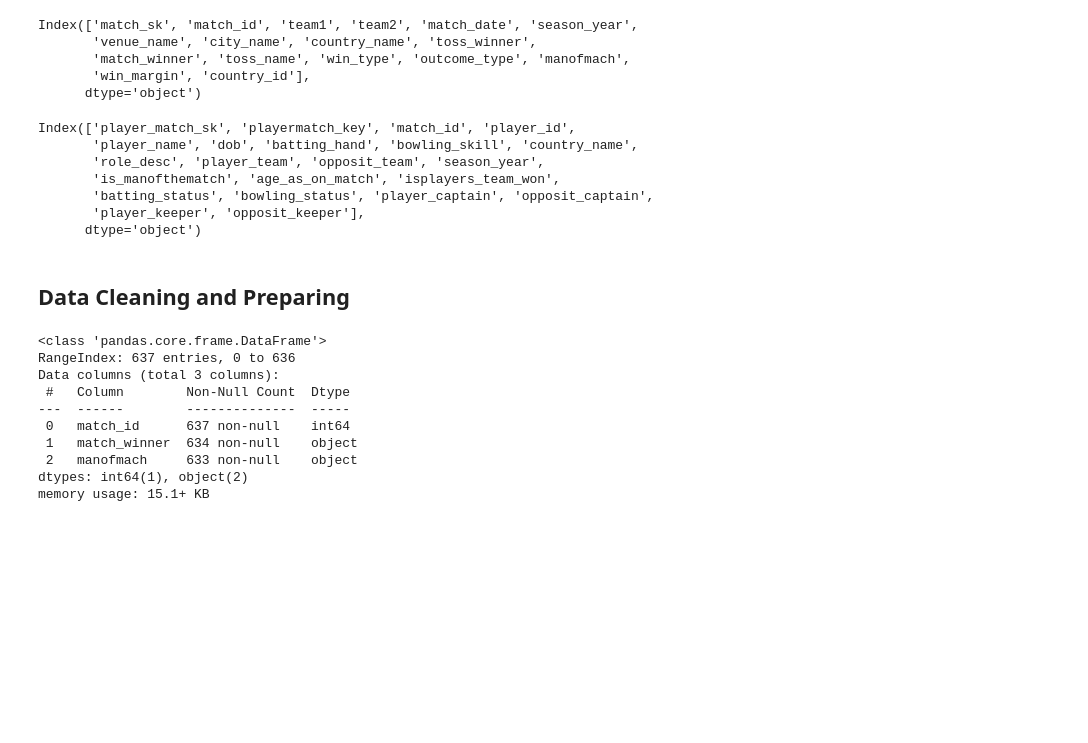
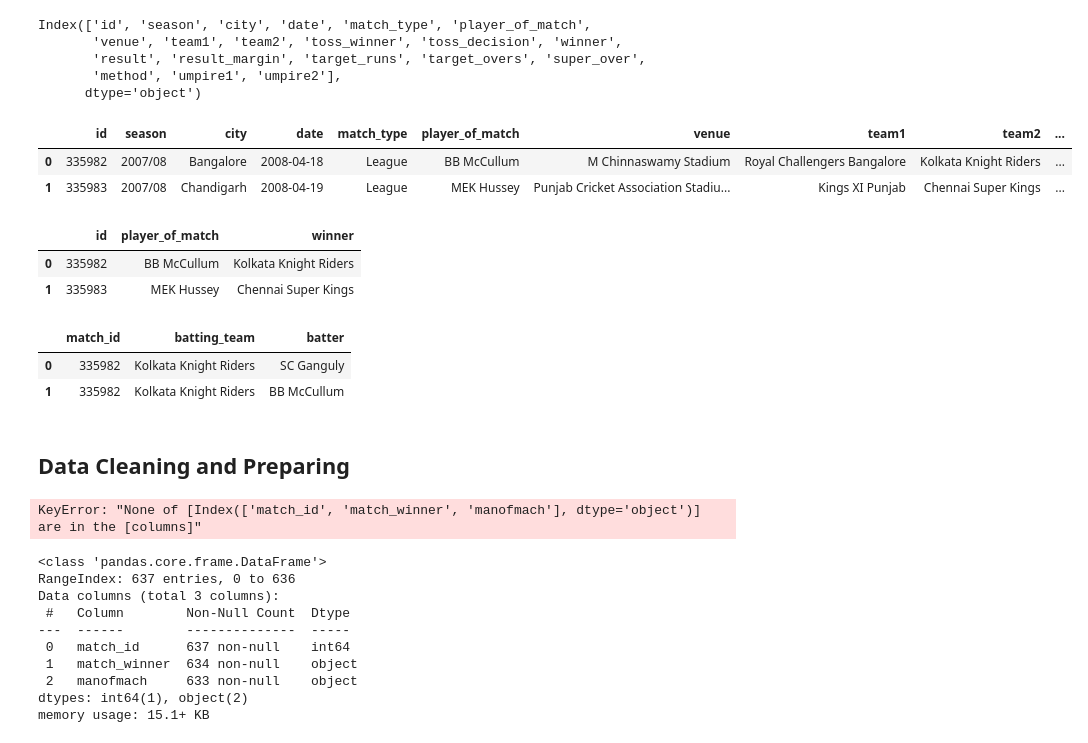
Before and after one commit to AkshyaKC/Hypothesis-Testing, a Jupyter notebook: notebook/notebook.ipynb, the cells around one changed output. Cells and saved outputs as stored; diff of their text form; code cells hidden in the pictures; blank space fills up the shorter version.

Commit message:
dataset updated

```diff
--- a/notebook/notebook.ipynb
+++ b/notebook/notebook.ipynb
@@ -2,23 +2,19 @@
 import pandas as pd
 from scipy.stats import chi2_contingency
 # %%
-match=pd.read_csv('../datasets/match.csv')
-player=pd.read_csv('../datasets/player_match.csv')
+match=pd.read_csv('../datasets/matches.csv')
+deliveries=pd.read_csv('../datasets/deliveries.csv')
 # %%
 print(match.columns)
 # %% [output]
-Index(['match_sk', 'match_id', 'team1', 'team2', 'match_date', 'season_year',
-       'venue_name', 'city_name', 'country_name', 'toss_winner',
-       'match_winner', 'toss_name', 'win_type', 'outcome_type', 'manofmach',
-       'win_margin', 'country_id'],
+Index(['id', 'season', 'city', 'date', 'match_type', 'player_of_match',
+       'venue', 'team1', 'team2', 'toss_winner', 'toss_decision', 'winner',
+       'result', 'result_margin', 'target_runs', 'target_overs', 'super_over',
+       'method', 'umpire1', 'umpire2'],
       dtype='object')
-# %%
-print(player.columns)
-# %% [output]
-Index(['player_match_sk', 'playermatch_key', 'match_id', 'player_id',
-       'player_name', 'dob', 'batting_hand', 'bowling_skill', 'country_name',
-       'role_desc', 'player_team', 'opposit_team', 'season_year',
-       'is_manofthematch', 'age_as_on_match', 'isplayers_team_won',
-       'batting_status', 'bowling_status', 'player_captain', 'opposit_captain',
-       'player_keeper', 'opposit_keeper'],
-      dtype='object')
+# %%
+match.head(2)
+# %% [output]
+|  | id | season | city | date | match_type | player_of_match | venue | team1 | team2 | ... |
+| 0 | 335982 | 2007/08 | Bangalore | 2008-04-18 | League | BB McCullum | M Chinnaswamy Stadium | Royal Challengers Bangalore | Kolkata Knight Riders | ... |
+| 1 | 335983 | 2007/08 | Chandigarh | 2008-04-19 | League | MEK Hussey | Punjab Cricket Association Stadiu... | Kings XI Punjab | Chennai Super Kings | ... |
@@ -25,8 +24,22 @@ Index(['player_match_sk', 'playermatch_key', 'match_id', 'player_id',
+# %%
+df1.head(2)
+# %% [output]
+|  | id | player_of_match | winner |
+| 0 | 335982 | BB McCullum | Kolkata Knight Riders |
+| 1 | 335983 | MEK Hussey | Chennai Super Kings |
+# %%
+df2.head(2)
+# %% [output]
+|  | match_id | batting_team | batter |
+| 0 | 335982 | Kolkata Knight Riders | SC Ganguly |
+| 1 | 335982 | Kolkata Knight Riders | BB McCullum |
 # %% [markdown]
 ## Data Cleaning and Preparing
 # %%
 match_columns=match[['match_id', 'match_winner', 'manofmach']].copy()
 player_columns=player[['match_id','player_name','player_team']].copy()
+# %% [output]
+KeyError: "None of [Index(['match_id', 'match_winner', 'manofmach'], dtype='object')] are in the [columns]"
 # %%
 match_columns.info()
 # %% [output]
```
Also changed, not shown: parts of 1 cell of this notebook, 2 other files.
